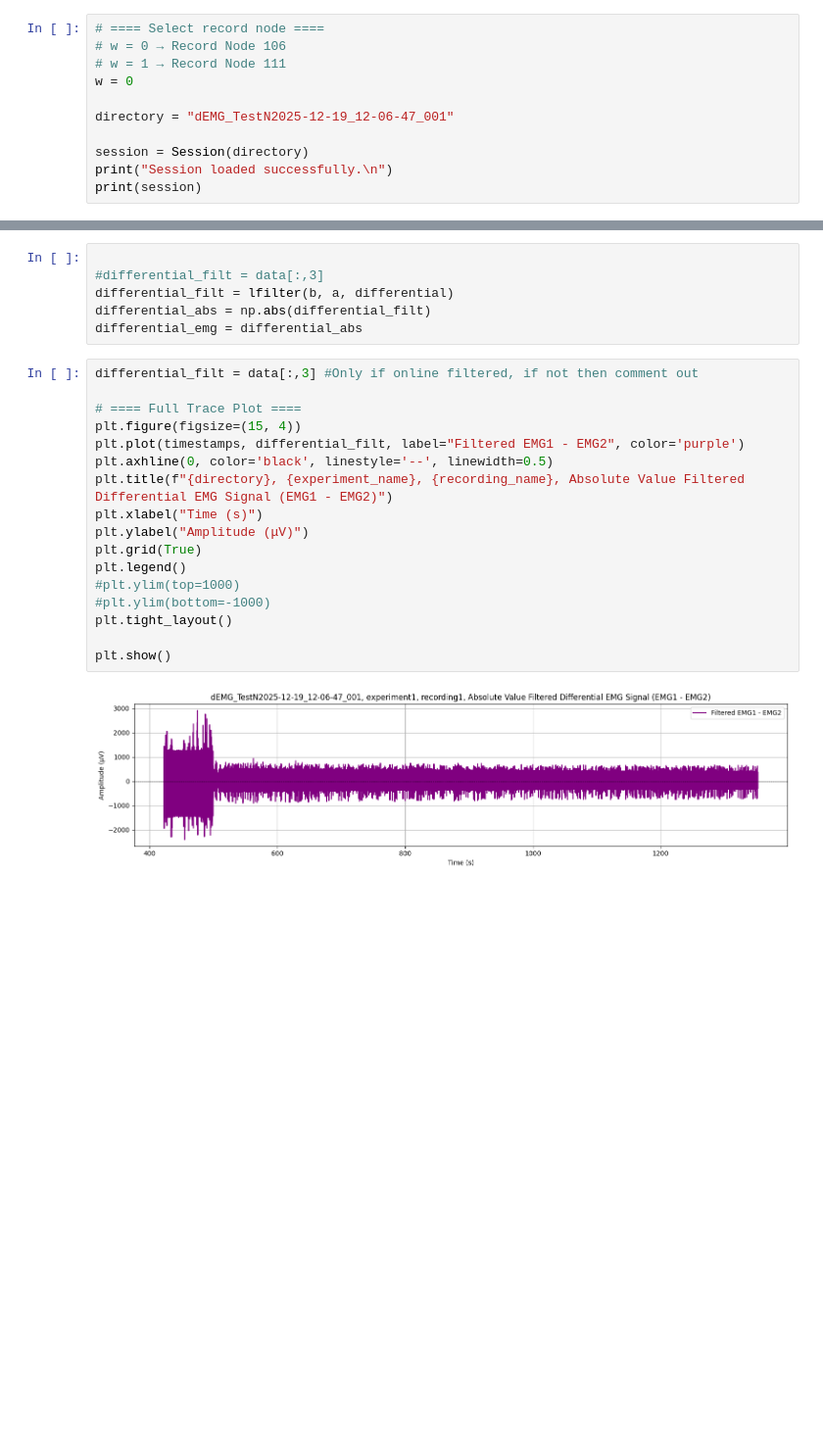
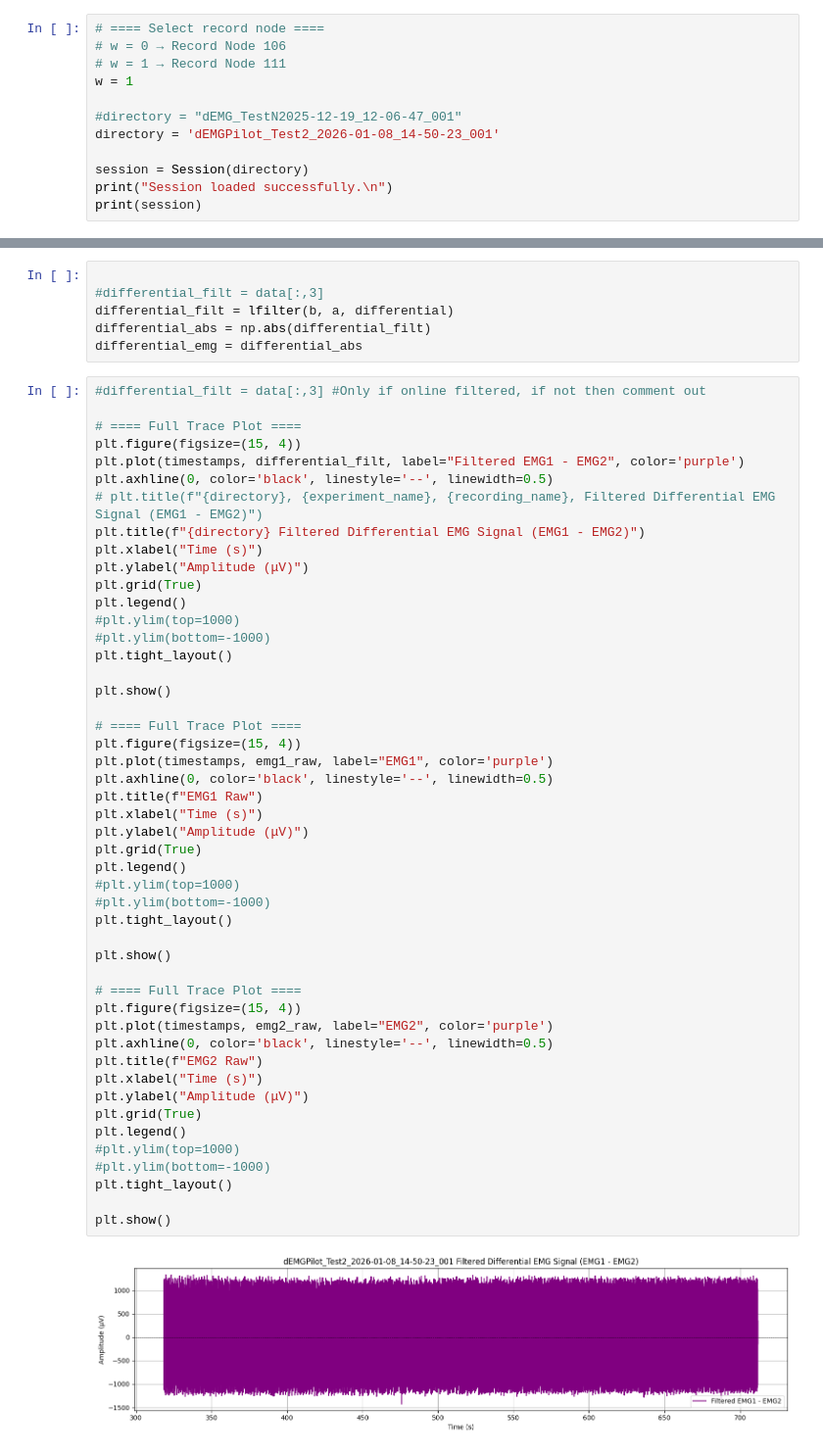
Before and after one commit to yahriels/Open-Ephys-H-Reflex-Python-Data-Analysis, a Jupyter notebook: src/open_ephys/analysis/Respiration_offline.ipynb, the cells around one changed output, grey strips where cells are left out. Shown at 98% size. Cells and saved outputs as stored; diff of their text form; blank space fills up the shorter version.

```diff
--- a/src/open_ephys/analysis/Respiration_offline.ipynb
+++ b/src/open_ephys/analysis/Respiration_offline.ipynb
@@ -34,9 +34,10 @@ def scan_experiment_structure(session_dir, record_node_name="Record Node 111"):
 # ==== Select record node ====
 # w = 0 → Record Node 106
 # w = 1 → Record Node 111
-w = 0
+w = 1
 
-directory = "dEMG_TestN2025-12-19_12-06-47_001"
+#directory = "dEMG_TestN2025-12-19_12-06-47_001"
+directory = 'dEMGPilot_Test2_2026-01-08_14-50-23_001'
 
 session = Session(directory)
 print("Session loaded successfully.\n")
@@ -160,21 +169,52 @@ differential_filt = lfilter(b, a, differential)
 differential_abs = np.abs(differential_filt)
 differential_emg = differential_abs
 # %%
-differential_filt = data[:,3] #Only if online filtered, if not then comment out
+#differential_filt = data[:,3] #Only if online filtered, if not then comment out
 
 # ==== Full Trace Plot ====
 plt.figure(figsize=(15, 4))
 plt.plot(timestamps, differential_filt, label="Filtered EMG1 - EMG2", color='purple')
 plt.axhline(0, color='black', linestyle='--', linewidth=0.5)
-plt.title(f"{directory}, {experiment_name}, {recording_name}, Absolute Value Filtered Differential EMG Signal (EMG1 - EMG2)")
+# plt.title(f"{directory}, {experiment_name}, {recording_name}, Filtered Differential EMG Signal (EMG1 - EMG2)")
+plt.title(f"{directory} Filtered Differential EMG Signal (EMG1 - EMG2)")
 plt.xlabel("Time (s)")
 plt.ylabel("Amplitude (μV)")
 plt.grid(True)
 plt.legend()
 #plt.ylim(top=1000)
 #plt.ylim(bottom=-1000)
 plt.tight_layout()
 
 plt.show()
+
+# ==== Full Trace Plot ====
+plt.figure(figsize=(15, 4))
+plt.plot(timestamps, emg1_raw, label="EMG1", color='purple')
+plt.axhline(0, color='black', linestyle='--', linewidth=0.5)
+plt.title(f"EMG1 Raw")
+plt.xlabel("Time (s)")
+plt.ylabel("Amplitude (μV)")
+plt.grid(True)
+plt.legend()
+#plt.ylim(top=1000)
+#plt.ylim(bottom=-1000)
+plt.tight_layout()
+
+plt.show()
+
+# ==== Full Trace Plot ====
+plt.figure(figsize=(15, 4))
+plt.plot(timestamps, emg2_raw, label="EMG2", color='purple')
+plt.axhline(0, color='black', linestyle='--', linewidth=0.5)
+plt.title(f"EMG2 Raw")
+plt.xlabel("Time (s)")
+plt.ylabel("Amplitude (μV)")
+plt.grid(True)
+plt.legend()
+#plt.ylim(top=1000)
+#plt.ylim(bottom=-1000)
+plt.tight_layout()
+
+plt.show()
 # %% [output]
-[figure, old version]
+[figure, new version]
```
Also changed, not shown: parts of 7 cells of this notebook, 1 other file.
